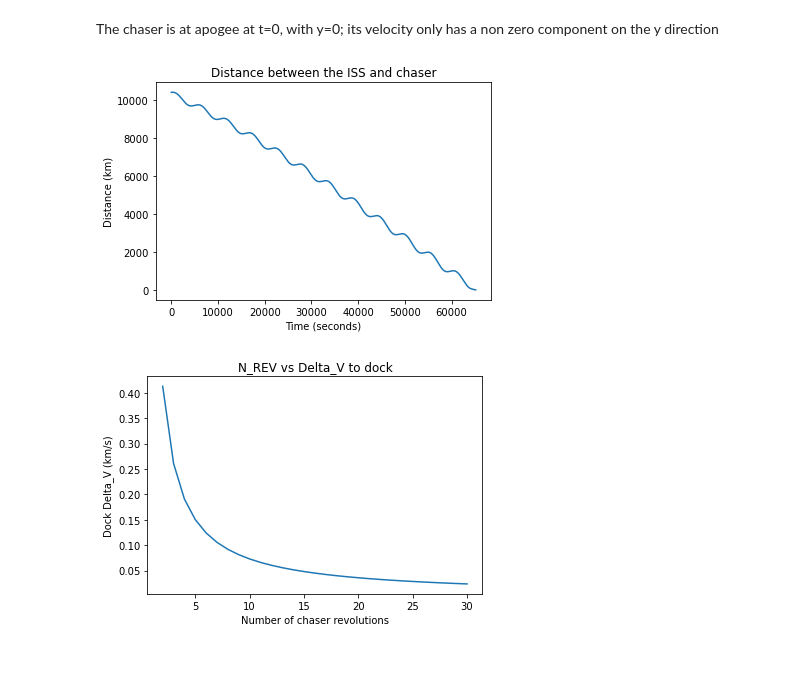
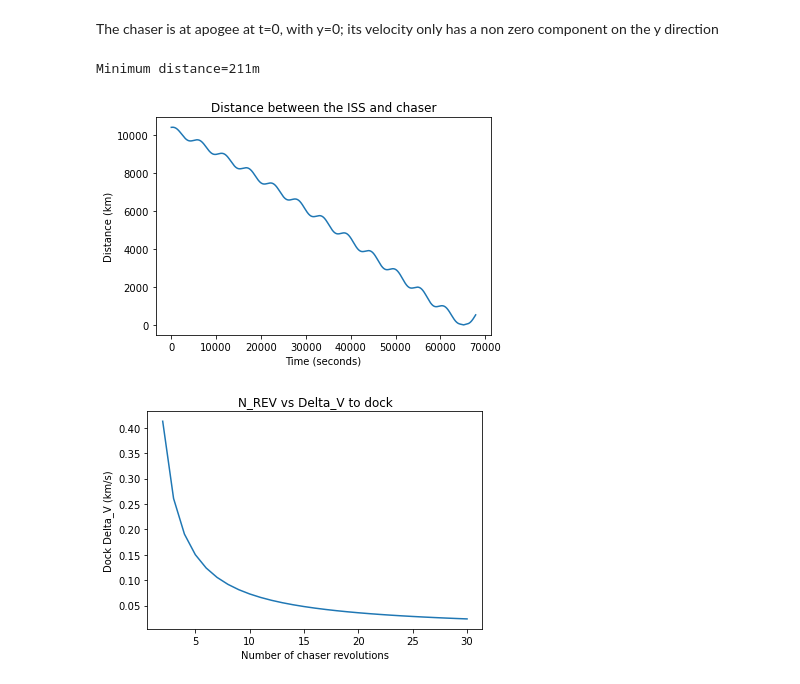
Before and after one commit to guipenedo/mission-analysis-assignment, a Jupyter notebook: exercise_3.ipynb, the cells around one changed output. Drawn from its saved outputs; the diff is of its cells as text; code cells hidden in the pictures.

```diff
--- a/exercise_3.ipynb
+++ b/exercise_3.ipynb
@@ -90,18 +90,21 @@ X0_c = np.concatenate((r0_c, v0_c))
 T_chaser = 2 * np.pi * np.sqrt(np.power(a_chaser, 3) / G_EARTH)
 
 # solve for N_REV revolutions
-ts = np.arange(0, T_chaser * N_REV, 10)
+ts = np.arange(0, T_chaser * (N_REV + 0.5), 10)
 
 pos2d_iss, vels2d_iss = solve_for_ts(X0, ts)
 pos2d_c, vels2d_c = solve_for_ts(X0_c, ts)
 # %%
-plt.plot(ts, np.linalg.norm(pos2d_c - pos2d_iss, axis=0))
+dist = np.linalg.norm(pos2d_c - pos2d_iss, axis=0)
+print(f"Minimum distance={min(dist)*1000:.0f}m")
+plt.plot(ts, dist)
 plt.title("Distance between the ISS and chaser")
 plt.xlabel("Time (seconds)")
 plt.ylabel("Distance (km)")
 plt.show()
 # %% [output]
+Minimum distance=211m
-[figure, old version]
+[figure, new version]
 # %%
 # 3.c
 N_REVS = list(range(2, 30 + 1))
```
Also changed, not shown: parts of 1 cell of this notebook, 1 other file.
